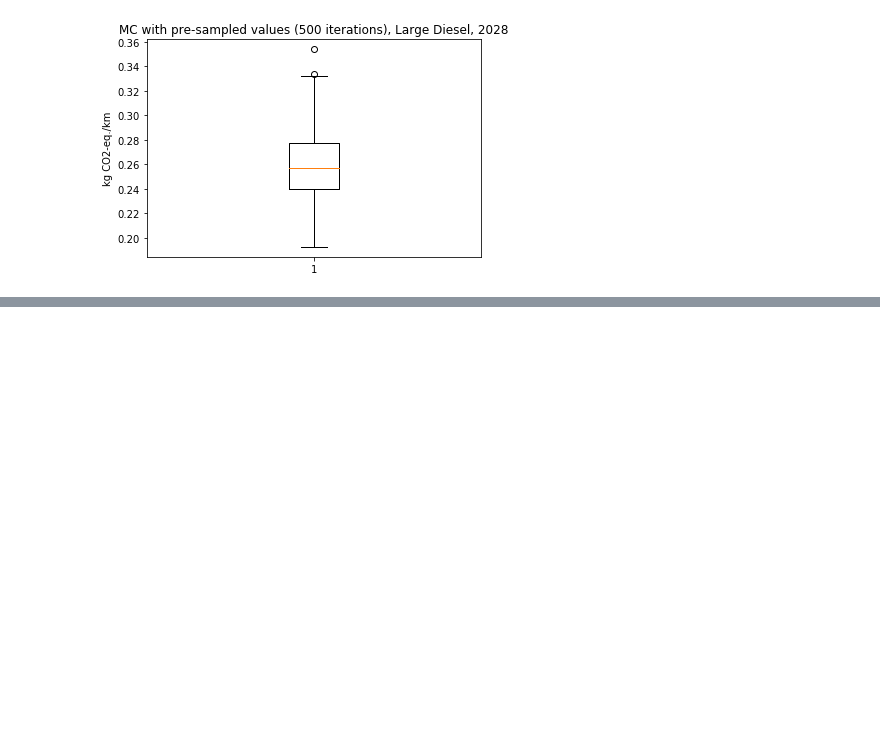
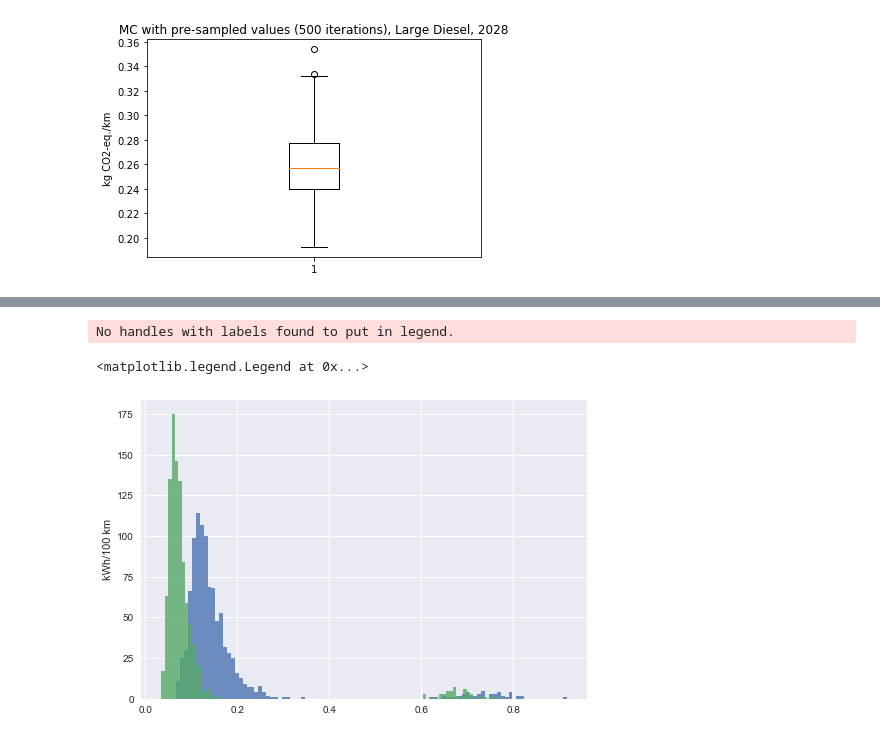
Before and after one commit to romainsacchi/carculator, a Jupyter notebook: examples/Examples.ipynb, the cells around one changed output, grey strips where cells are left out. Drawn from its saved outputs; the diff is of its cells as text; code cells hidden in the pictures; blank space fills up the shorter version.

```diff
--- a/examples/Examples.ipynb
+++ b/examples/Examples.ipynb
@@ -841,0 +885,11 @@ plt.show()
+# %%
+
+data = results.sel(impact_category='climate change', size='Large', year=2040).sum(axis=1).values
+# %%
+[plt.hist(e, bins=100, alpha=.8) for e in data]
+plt.ylabel('kWh/100 km')
+plt.legend()
+# %% [output]
+No handles with labels found to put in legend.
+<matplotlib.legend.Legend at 0x...>
+[figure, added]
```
Also changed, not shown: parts of 2 cells of this notebook, 3 other files.
